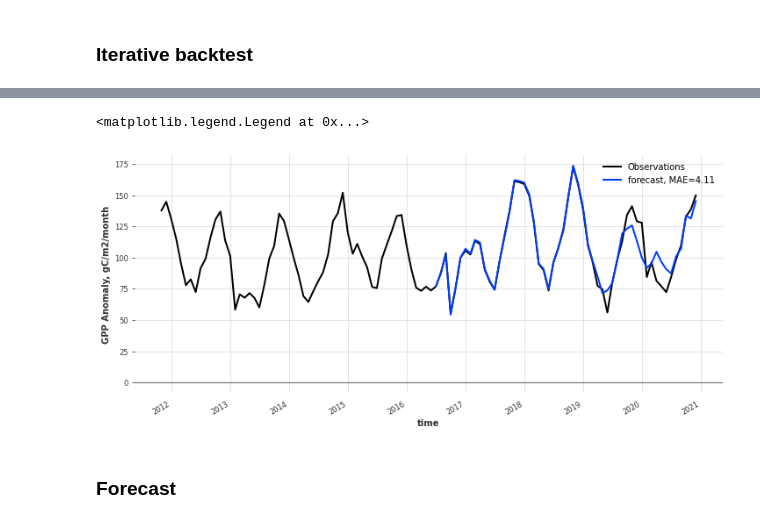
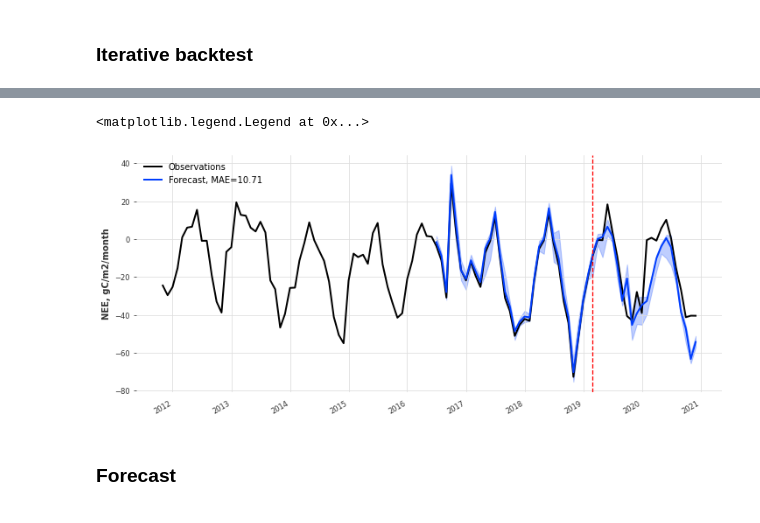
Before and after one commit to cbur24/NEE_modelling, a Jupyter notebook: notebooks/pcmci_predict.ipynb, the cells around one changed output, grey strips where cells are left out. Drawn from its saved outputs; the diff is of its cells as text; code cells hidden in the pictures.

Commit message:
refine forecasting

```diff
--- a/notebooks/pcmci_predict.ipynb
+++ b/notebooks/pcmci_predict.ipynb
@@ -351,3 +387,9 @@ covariates = TimeSeries.from_dataframe(covariates)
+# %%
+scaler = Scaler()
+series_gpp_scaled = scaler.fit_transform(series_gpp)
+
+scaler_cov = Scaler()
+covariates = scaler_cov.fit_transform(covariates)
 # %%
 %%time
 split=0.80
@@ -396,12 +440,15 @@ Wall time: 18.8 s
 # %% [markdown]
 ### Predict on validation dataset
 # %%
-pred = model.predict(n=len(val), past_covariates=covariates)
+pred = model.predict(n=len(val), past_covariates=covariates, num_samples=100)
+
+pred_r = scaler.inverse_transform(pred)
+
 fig,ax = plt.subplots(figsize=(12,5))
 series_gpp.plot(ax=ax, label='actual')
-err = mae(pred, val)
-pred.plot(ax=ax, lw=3, label='{}, MAE={:.2f}'.format('forecast', err))
-plt.ylabel(var_names[0]+' Anomaly, gC/m2/month')
-plt.axhline(0, color='grey')
+err = mae(pred_r, scaler.inverse_transform(val))
+pred_r.plot(ax=ax, lw=3, label='{}, MAE={:.2f}'.format('Forecast', err), low_quantile=.05, high_quantile=0.95)
+plt.ylabel(var_names[0]+', gC/m2/month')
+# plt.axhline(0, color='grey')
 plt.legend()
 # %% [output]
@@ -411,7 +458,13 @@ plt.legend()
 # %% [markdown]
 ### Iterative backtest
 # %%
-backtests = model.historical_forecasts(series_gpp, past_covariates=covariates,
-                            start=.5, retrain=False,
-                            forecast_horizon=3, stride=1, verbose=True)
+backtests = model.historical_forecasts(series_gpp_scaled,
+                                       past_covariates=covariates,
+                                       num_samples=100,
+                                       start=.5,
+                                       retrain=False,
+                                       forecast_horizon=3,
+                                       stride=1,
+                                       verbose=True
+                                      )
 # %% [output]
@@ -430,18 +483,21 @@ backtests = model.historical_forecasts(series_gpp, past_covariates=covariates,
 ... (42 outputs left out)
 # %%
-from darts.metrics import mape, mae
+backtests = scaler.inverse_transform(backtests)
 
 fig,ax = plt.subplots(figsize=(12,5))
 series_gpp.plot(ax=ax, lw=2, label='Observations')
-err = mae(backtests, series_gpp)
-backtests.plot(ax=ax, lw=2, label='{}, MAE={:.2f}'.format('forecast', err))
-plt.ylabel(var_names[0]+' Anomaly, gC/m2/month')
+
+# err = mae(backtests, series_gpp)
+
+backtests.plot(ax=ax, lw=2, label='{}, MAE={:.2f}'.format('Forecast', err), low_quantile=.05, high_quantile=0.95)
+plt.ylabel(var_names[0]+', gC/m2/month')
+plt.xlabel('')
 # plt.title('Backtests with 3-months forecast horizon')
-plt.axhline(0, color='grey')
+plt.axvline(pd.Timestamp(series_gpp[idx].data_array().time.values[0]), color='red', linestyle='--')
 plt.legend()
 # %% [output]
 <matplotlib.legend.Legend at 0x...>
-[figure, old version]
+[figure, new version]
 # %% [markdown]
 ### Forecast
 # %%
```
Also changed, not shown: parts of 22 cells of this notebook.
